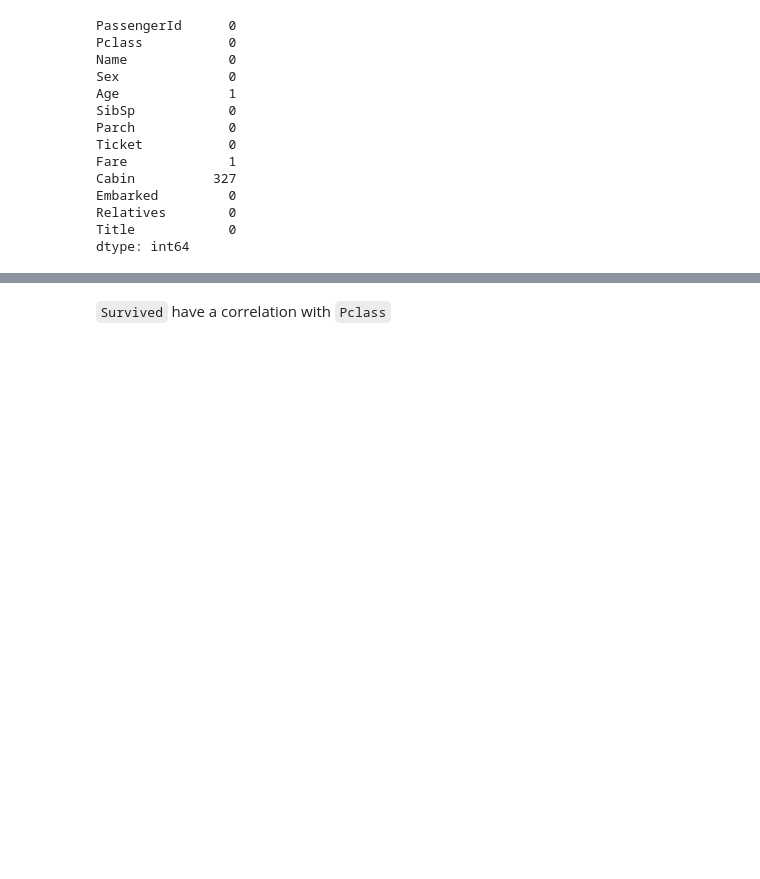
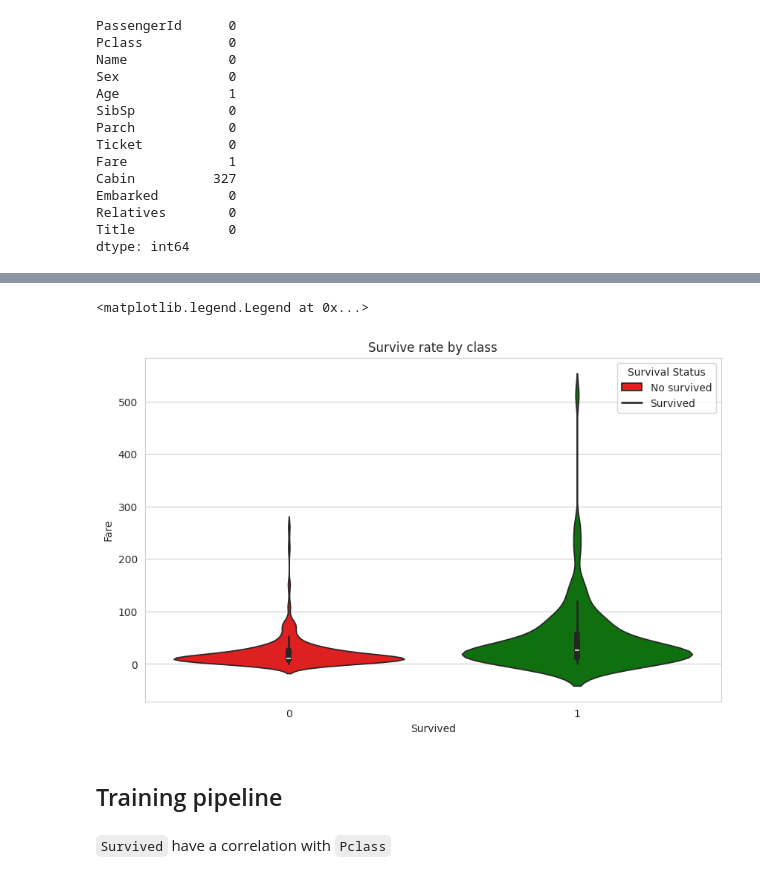
Before and after one commit to gugasth/Titanic, a Jupyter notebook: Titanic.ipynb, the cells around one changed output, grey strips where cells are left out. Drawn from its saved outputs; the diff is of its cells as text; code cells hidden in the pictures; blank space fills up the shorter version.

```diff
--- a/Titanic.ipynb
+++ b/Titanic.ipynb
@@ -225,3 +283,13 @@ dtype: int64
+# %%
+plt.figure(figsize=(10, 6))
+sns.violinplot(x=train_data["Survived"], y=train_data["Fare"], hue=train_data["Survived"], palette={0: "red", 1: "green"})
+plt.title('Survive rate by class')
+plt.legend(title='Survival Status', labels=['No survived', 'Survived'])
+# %% [output]
+<matplotlib.legend.Legend at 0x...>
+[figure, added]
+# %% [markdown]
+## Training pipeline
 # %%
 #@title Defining X and y (features and target)
 numeric_columns = ['Pclass', 'Fare', 'Relatives', 'Age']
```
Also changed, not shown: parts of 12 cells of this notebook.
